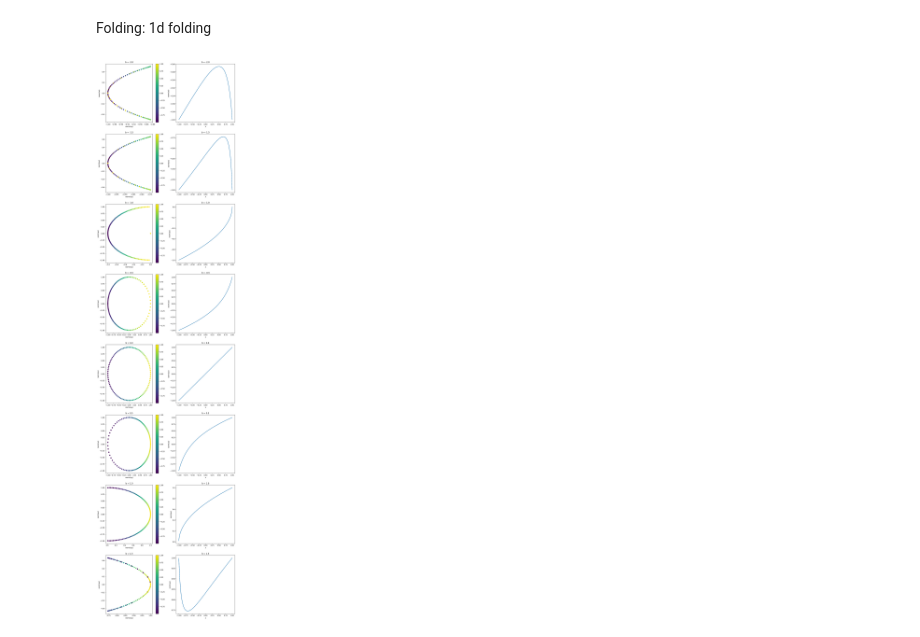
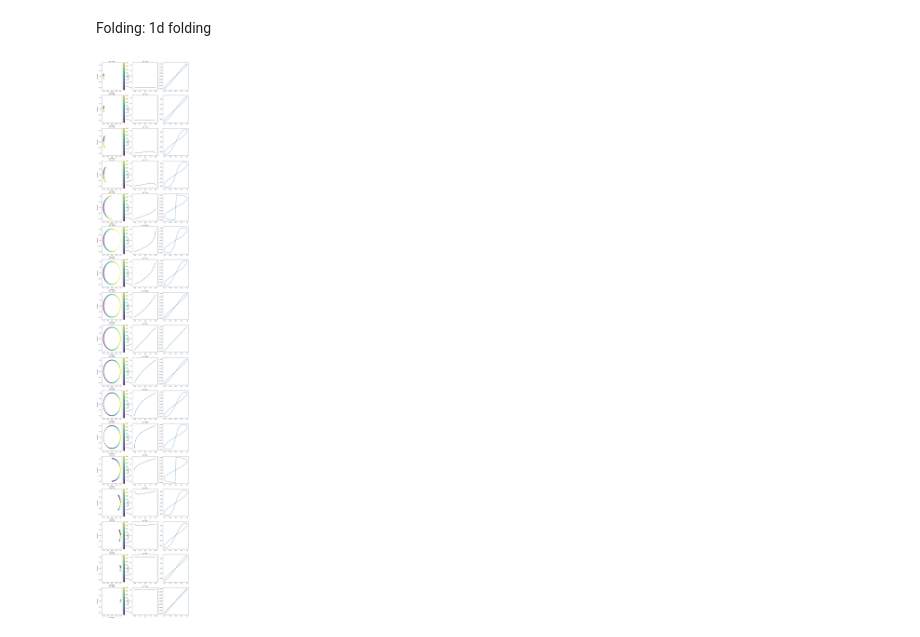
Before and after one commit to lbg251/Up-skilling, a Jupyter notebook: UnderstandingLayerNorm.ipynb, the cells around one changed output. Drawn from its saved outputs; the diff is of its cells as text; code cells hidden in the pictures.

Commit message:
added separate activations in x and y

```diff
--- a/UnderstandingLayerNorm.ipynb
+++ b/UnderstandingLayerNorm.ipynb
@@ -134,15 +134,22 @@ def warp(data, scale, trans, eps=1e-5):
     return LN_nonlinearity(transformed_data)
 scalings = t.tensor([-2. -1.5, -1, 0,.1, .5, .75,1., 3, 5])
 
-fig, ax = plt.subplots(len(scalings),2, figsize=(14,60))
+fig, ax = plt.subplots(len(scalings),3, figsize=(14,60))
 for i, scale in enumerate(scalings):
     stretch_func = warp(data, scale,0).squeeze()
     test = ax[i][0].scatter(stretch_func[:,0], stretch_func[:,1], c=data.squeeze()[...,0])
     ax[i][0].set_aspect('equal')
     ax[i][1].plot(data[0,:,0],stretch_func[:,0])
+    ax[i][1].axvline(1)
+    ax[i][1].axvline(-1)
     ax[i][0].set_title(f"scale factor a = {scale}")
     ax[i][1].set_title(f"scale factor a = {scale}")
+    ax[i][2].set_title(f"scale factor a = {scale}")
+
     ax[i][0].set(xlabel="norm(ay)", ylabel = "norm(ax)")
     ax[i][1].set(xlabel="x", ylabel = "norm(ax)")
+    ax[i][2].plot(data[0,:,1],stretch_func[:,1])
+    ax[i][2].set(xlabel="y", ylabel = "norm(ay)")
+
     fig.colorbar(test)
 # %% [output]
@@ -149,0 +157,16 @@ for i, scale in enumerate(scalings):
+# %%
+#Sanity check: Because x and y are just sin and cos, we can express each "stretch activation" in terms of only x or only y:
+scale_sub = scalings[:len(scalings)//2]
+fig, ax = plt.subplots(len(scale_sub),2, figsize=(14,20))
+
+for i, scale in enumerate(scale_sub):
+    stretch_func = warp(data, scale,0).squeeze()
+
+    stretch_an_x = scale*data[0,:,0]/t.sqrt(1 + (scale**2-1)*data[0,:,0]**2)
+    stretch_an_y = data[0,:,1]/t.sqrt(scale**2 - (scale**2-1)*data[0,:,1]**2)
+    ax[i][0].plot(data[0,:,0],stretch_func[:,0], ls = '--')
+    ax[i][0].plot(data[0,:,0], stretch_an_x, ls="-.")
+    ax[i][1].plot(data[0,:,1],stretch_func[:,1],ls = '--')
+    ax[i][1].plot(data[0,:,1], stretch_an_y, ls="-.")
+    ax[i][0].set(xlabel="x", ylabel = "norm(ax)")
+    ax[i][1].set(xlabel="y", ylabel = "norm(ay)")
@@ -154,17 +179,19 @@ for i, scale in enumerate(scalings):
 # %% [markdown]
 Folding: 1d folding
 # %%
-translations = t.arange(-2,2,.5)
-fig, ax = plt.subplots(len(translations),2, figsize=(14,60))
+translations = t.tensor([-5,-4,-2,-1.5,-1,-.75,-.5,-.25,0,.25,.5,.75,1,1.5,2,4,10])
+fig, ax = plt.subplots(len(translations),3, figsize=(14,90))
 for i, trans in enumerate(translations):
     fold_func = warp(data, 1,trans).squeeze()
     test = ax[i][0].scatter(fold_func[:,0], fold_func[:,1], c=data.squeeze()[...,0])
     #ax[i][0].set_aspect('equal')
     ax[i][1].plot(data[0,:,0],fold_func[:,0])
+    ax[i][2].plot(data[0,:,1],fold_func[:,1])
+
     ax[i][0].set_title(f"b = {trans}")
     ax[i][1].set_title(f"b = {trans}")
-    ax[i][0].set(xlabel="norm(ay)", ylabel = "norm(ax)")
-    ax[i][1].set(xlabel="x", ylabel = "norm(ax)")
+    ax[i][0].set(xlabel="norm(ay)", ylabel = "norm(ax)", xlim=(-1.2,1.2), ylim=(-1.2,1.2))
+    ax[i][1].set(xlabel="x", ylabel = "norm(ax)",xlim=(-1.2,1.2), ylim=(-1.2,1.2))
     fig.colorbar(test)
 # %% [output]
-[figure, old version]
+[figure, new version]
```
Also changed, not shown: parts of 4 cells of this notebook.
